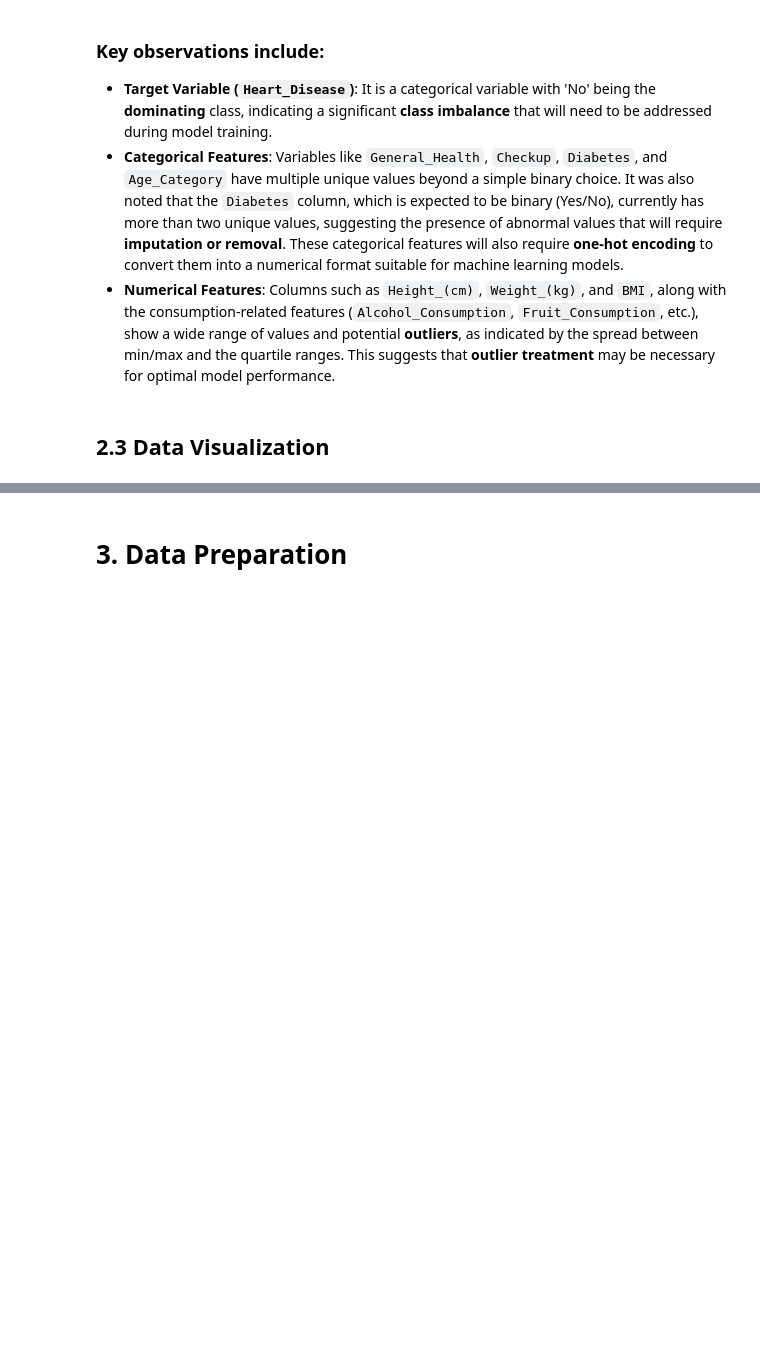
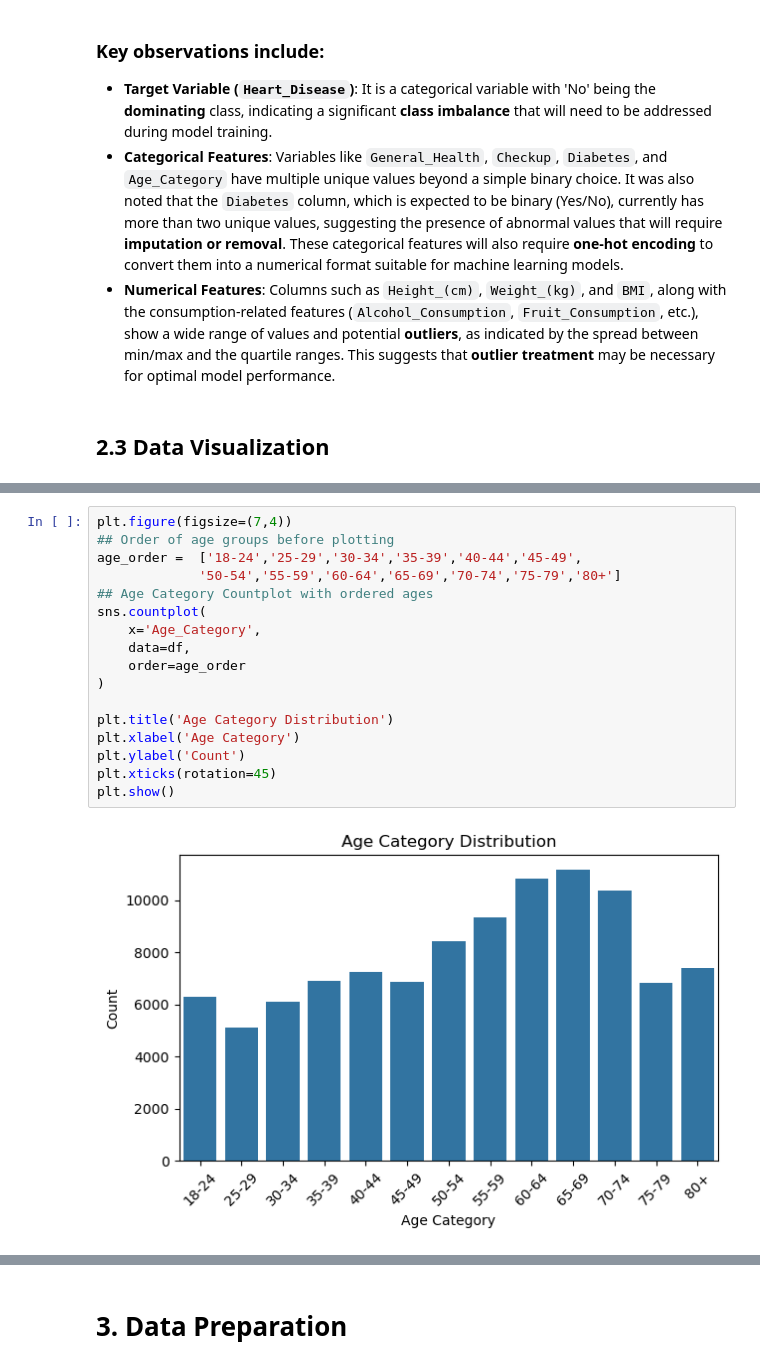
Before and after one commit to Jared-Tenebris/mldp-jared, a Jupyter notebook: cardiovascular_health.ipynb, the cells around one changed output, grey strips where cells are left out. Drawn from its saved outputs; the diff is of its cells as text; blank space fills up the shorter version.

```diff
--- a/cardiovascular_health.ipynb
+++ b/cardiovascular_health.ipynb
@@ -284,0 +208,19 @@ This plot shows the count of individuals with and without heart disease across d
+# %%
+plt.figure(figsize=(7,4))
+## Order of age groups before plotting
+age_order =  ['18-24','25-29','30-34','35-39','40-44','45-49',
+             '50-54','55-59','60-64','65-69','70-74','75-79','80+']
+## Age Category Countplot with ordered ages
+sns.countplot(
+    x='Age_Category',
+    data=df,
+    order=age_order
+)
+
+plt.title('Age Category Distribution')
+plt.xlabel('Age Category')
+plt.ylabel('Count')
+plt.xticks(rotation=45)
+plt.show()
+# %% [output]
+[figure, added]
```
Also changed, not shown: parts of 39 cells of this notebook.
